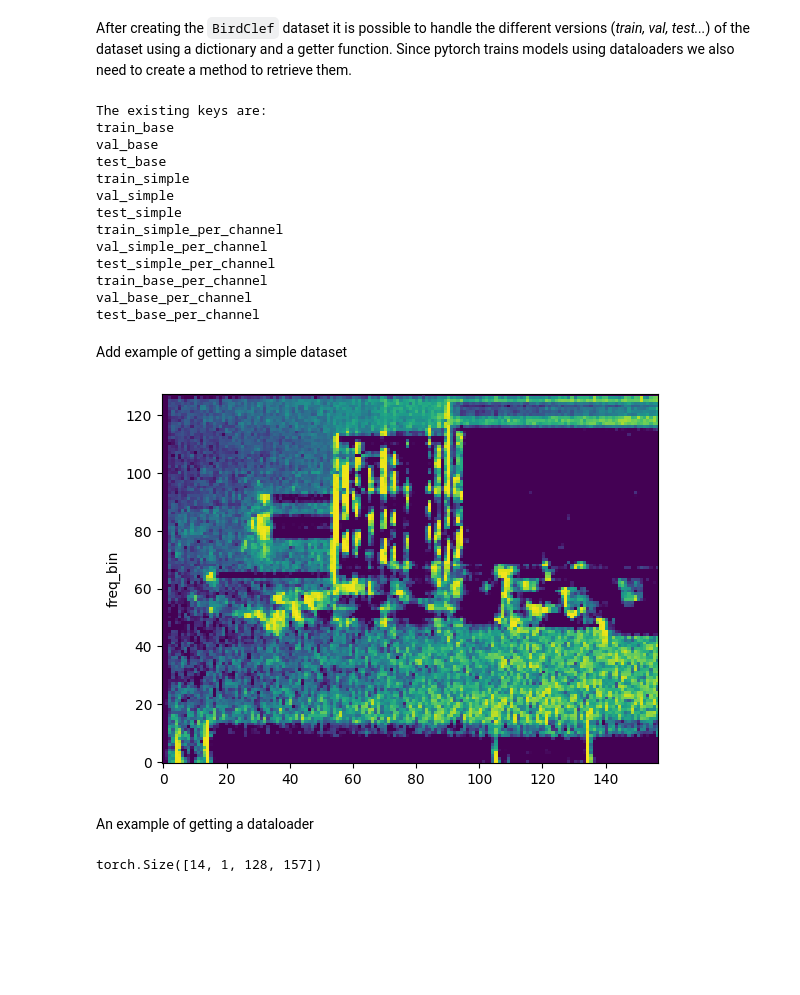
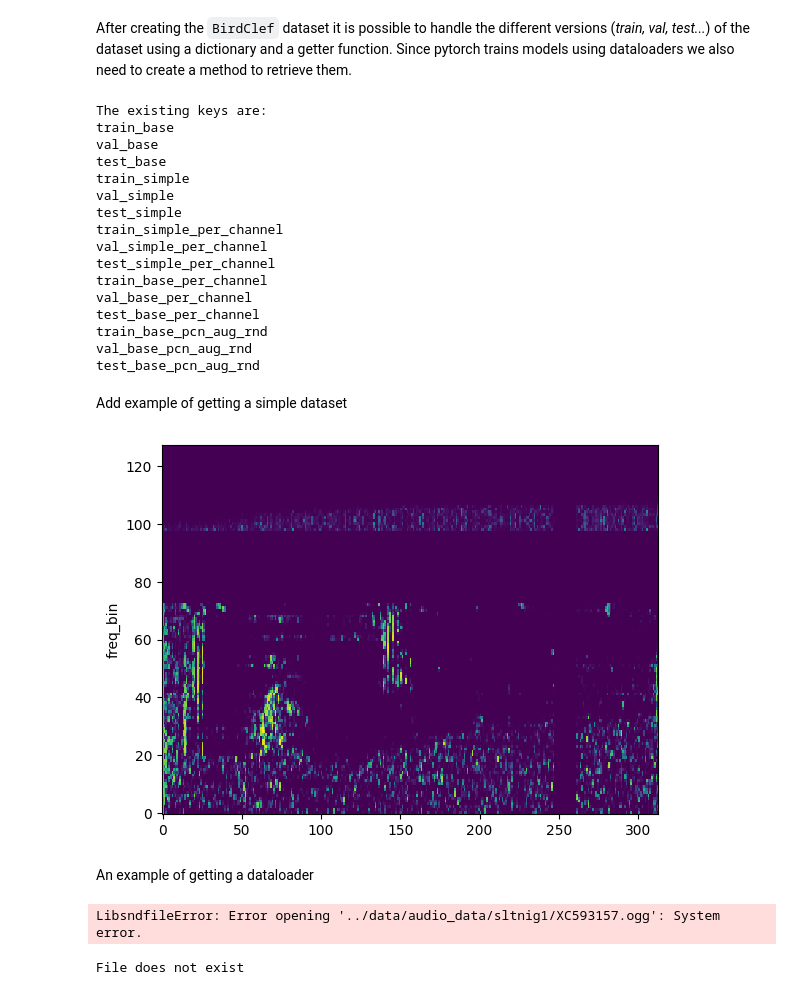
Before and after one commit to Chavelanda/birdclef_2023, a Jupyter notebook: nbs/02_dataset.ipynb, the cells around one changed output. Cells and saved outputs as stored; diff of their text form; code cells hidden in the pictures; blank space fills up the shorter version.

```diff
--- a/nbs/02_dataset.ipynb
+++ b/nbs/02_dataset.ipynb
@@ -165,0 +187,8 @@ TypeError: forward() missing 2 required positional arguments: 'noise' and 'snr'
+# %%
+filename = '../data/audio_data/thrnig1/XC193336.ogg'
+metadata = torchaudio.info(filename)
+length = metadata.num_frames / metadata.sample_rate
+rnd_offset = np.random.randint(0, metadata.num_frames - 10*32000)
+waveform, sample_rate = torchaudio.load(filename, frame_offset=rnd_offset, num_frames=10*32000)
+plot_audio(waveform=waveform, sample_rate=32000)
+display(Audio(waveform.numpy(), rate=32000))
@@ -191,11 +223,13 @@ Reconstructed audio
 #| export
 class BirdClef(Dataset):
 
-    def __init__(self, metadata=None, classes=None, per_channel=False):
+    def __init__(self, metadata=None, classes=None, per_channel=False, augmentations=False, rnd_offset=False):
 
         self.metadata = metadata
         self.classes = classes
         self.per_channel = per_channel
+        self.augmentations = augmentations
+        self.rnd_offset = rnd_offset
 
         self.length = len(self.metadata)
 
@@ -211,7 +245,7 @@ class BirdClef(Dataset):
         _, self.labels = torch.max(self.labels, dim=1)
 
         # Initialize a pipeline
-        self.pipeline = MyPipeline(per_channel = self.per_channel)
+        self.pipeline = MyPipeline(per_channel = self.per_channel, augmentations = self.augmentations, rnd_offset = self.rnd_offset)
 
     def __len__(self):
         return self.length
@@ -283,6 +317,11 @@ dataset_dict = {
             'train_base_per_channel': (BirdClef, {'metadata': train_metadata_base, 'classes': train_metadata_base.primary_label, 'per_channel': True}),
             'val_base_per_channel': (BirdClef, {'metadata': val_metadata_base, 'classes': train_metadata_base.primary_label, 'per_channel': True}),
             'test_base_per_channel': (BirdClef, {'metadata': test_metadata_base, 'classes': train_metadata_base.primary_label, 'per_channel': True}),
+
+            'train_base_pcn_aug_rnd': (BirdClef, {'metadata': test_metadata_base, 'classes': train_metadata_base.primary_label, 'per_channel': True, 'augmentations': True, 'rnd_offset': True}),
+            'val_base_pcn_aug_rnd': (BirdClef, {'metadata': test_metadata_base, 'classes': train_metadata_base.primary_label, 'per_channel': True, 'augmentations': True, 'rnd_offset': True}),
+            'test_base_pcn_aug_rnd': (BirdClef, {'metadata': test_metadata_base, 'classes': train_metadata_base.primary_label, 'per_channel': True, 'augmentations': True, 'rnd_offset': True}),
+
         }
 # %%
 #| export
@@ -296,7 +335,7 @@ def get_dataset(dataset_key:str        # A key of the dataset dictionary
 #|echo: false
 print("The existing keys are:\n" + "\n".join([k for k in dataset_dict.keys()]))
 
-test_eq(len(dataset_dict.keys()), 12)
+test_eq(len(dataset_dict.keys()), 15)
 # %% [output]
 The existing keys are:
 train_base
@@ -311,16 +350,19 @@ test_simple_per_channel
 train_base_per_channel
 val_base_per_channel
 test_base_per_channel
+train_base_pcn_aug_rnd
+val_base_pcn_aug_rnd
+test_base_pcn_aug_rnd
 # %% [markdown]
 Add example of getting a simple dataset
 # %%
-ds = get_dataset('train_simple_per_channel')
+ds = get_dataset('test_base_pcn_aug_rnd')
 ds.metadata
 data = ds.__getitem__(0)
 mel = data['input']
-plot_spectrogram(mel[0])
+plot_spectrogram(mel[0], db=True)
 # %% [output]
-[figure, old version]
+[figure, new version]
 # %%
 #| export
 def get_dataloader(dataset_key:str,            # The key to access the dataset
@@ -334,12 +376,19 @@ def get_dataloader(dataset_key:str,            # The key to access the dataset
 An example of getting a dataloader
 # %%
 #| eval:false
-dl = get_dataloader('train_simple_per_channel', {'batch_size': 14})
+dl = get_dataloader('test_base_pcn_aug_rnd', {'batch_size': 12})
 for batch in dl:
     print(batch['input'].shape)
     break
 # %% [output]
-torch.Size([14, 1, 128, 157])
+LibsndfileError: Error opening '../data/audio_data/sltnig1/XC593157.ogg': System error.
+# %%
+if os.path.exists('../data/audio_data/sltnig1/XC593157.ogg'):
+    print("File exists")
+else:
+    print("File does not exist")
+# %% [output]
+File does not exist
 # %%
 #| hide
 import nbdev; nbdev.nbdev_export()
```
Also changed, not shown: parts of 7 cells of this notebook, 1 other file.
